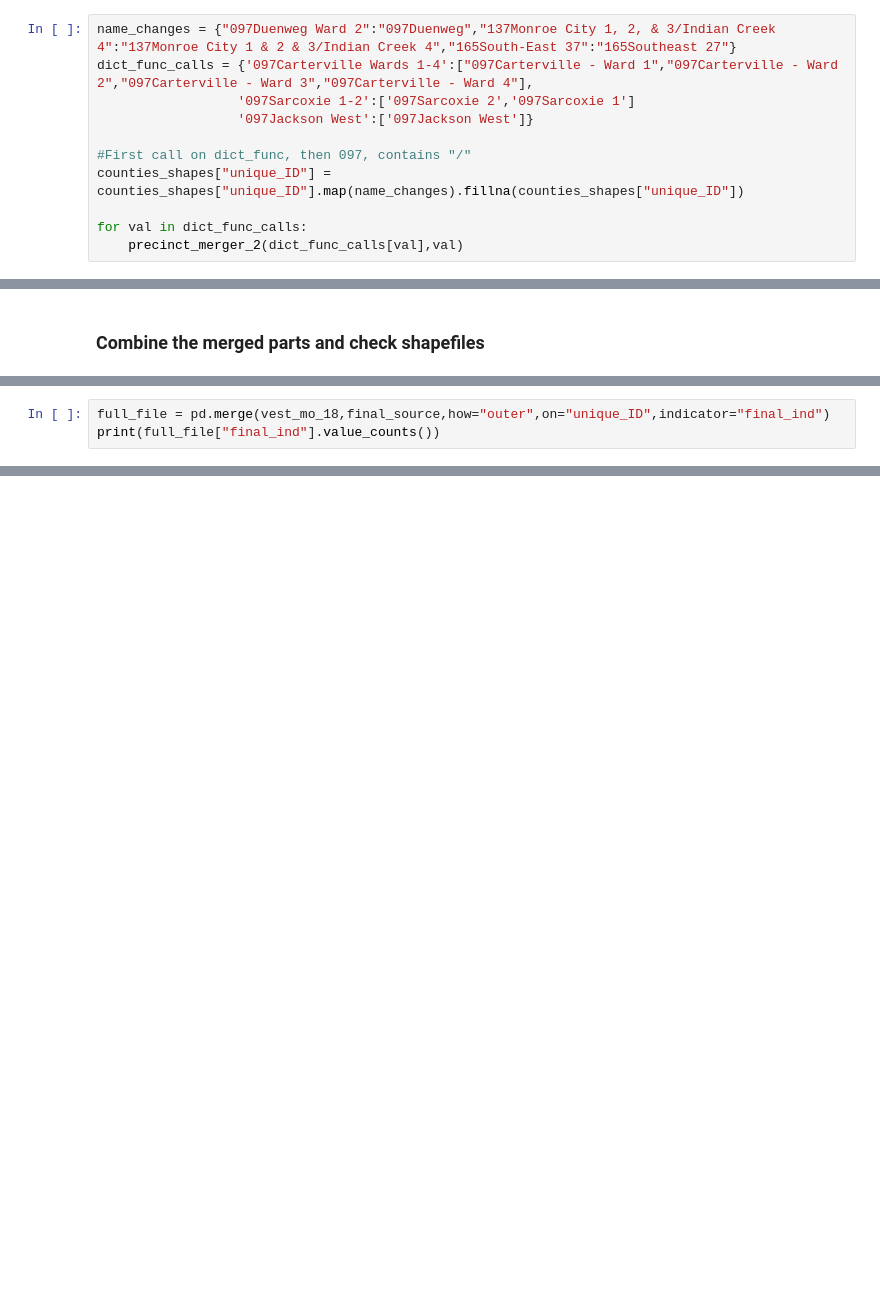
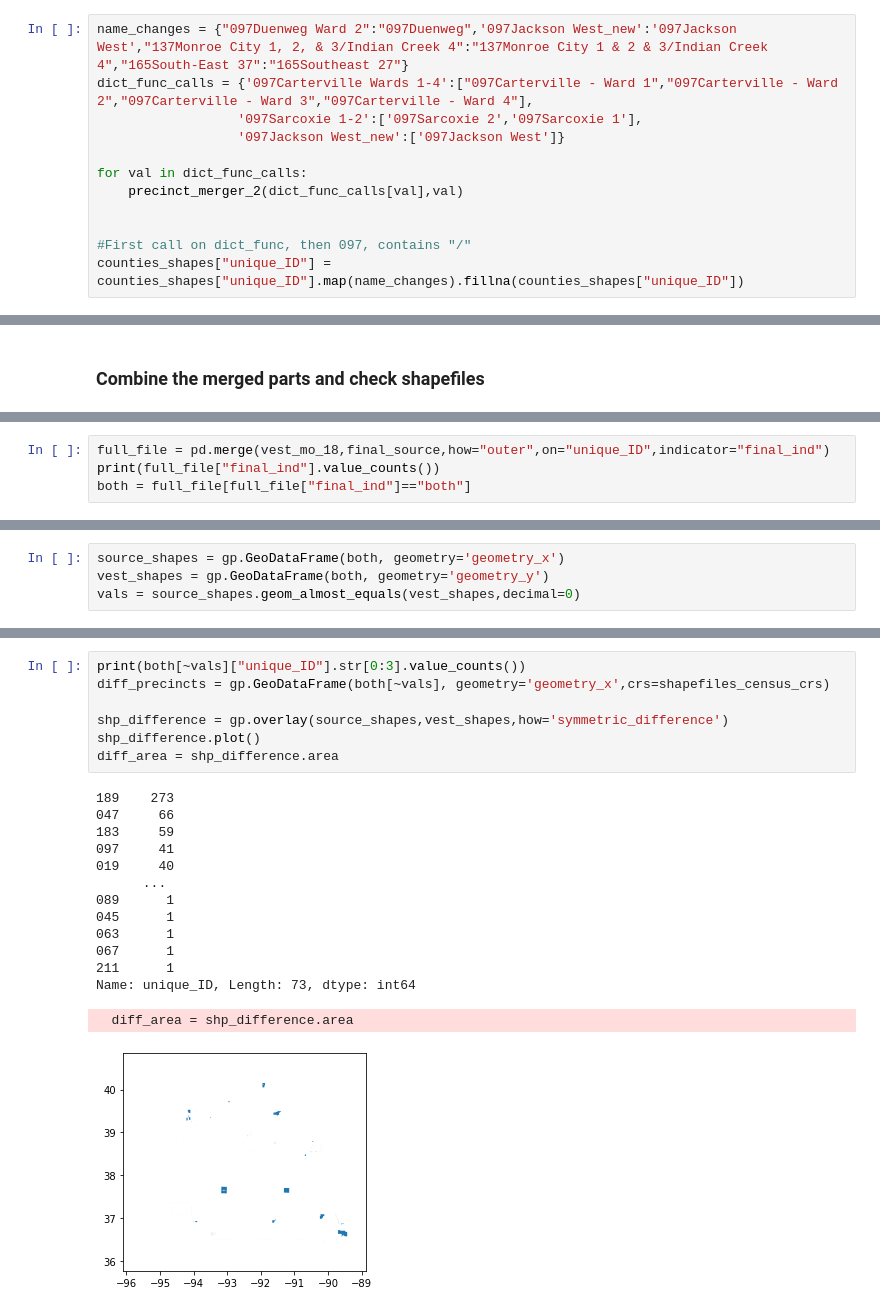
Before and after one commit to nonpartisan-redistricting-datahub/pdv-mo, a Jupyter notebook: vest-mo-2018/VEST_MO_18_replication.ipynb, the cells around one changed output, grey strips where cells are left out. Saved outputs shown, nothing was run; the diff lists cells and outputs as text; blank space fills up the shorter version.

```diff
--- a/vest-mo-2018/VEST_MO_18_replication.ipynb
+++ b/vest-mo-2018/VEST_MO_18_replication.ipynb
@@ -932,16 +953,17 @@ def precinct_merger_2(precinct_list,new_precinct):
     counties_shapes = counties_shapes[~counties_shapes["unique_ID"].isin(precinct_list)]
     print(counties_shapes.shape)
 # %%
-name_changes = {"097Duenweg Ward 2":"097Duenweg","137Monroe City 1, 2, & 3/Indian Creek 4":"137Monroe City 1 & 2 & 3/Indian Creek 4","165South-East 37":"165Southeast 27"}
+name_changes = {"097Duenweg Ward 2":"097Duenweg",'097Jackson West_new':'097Jackson West',"137Monroe City 1, 2, & 3/Indian Creek 4":"137Monroe City 1 & 2 & 3/Indian Creek 4","165South-East 37":"165Southeast 27"}
 dict_func_calls = {'097Carterville Wards 1-4':["097Carterville - Ward 1","097Carterville - Ward 2","097Carterville - Ward 3","097Carterville - Ward 4"],
-                  '097Sarcoxie 1-2':['097Sarcoxie 2','097Sarcoxie 1']
-                  '097Jackson West':['097Jackson West']}
+                  '097Sarcoxie 1-2':['097Sarcoxie 2','097Sarcoxie 1'],
+                  '097Jackson West_new':['097Jackson West']}
+
+for val in dict_func_calls:
+    precinct_merger_2(dict_func_calls[val],val)
+
 
 #First call on dict_func, then 097, contains "/"
 counties_shapes["unique_ID"] = counties_shapes["unique_ID"].map(name_changes).fillna(counties_shapes["unique_ID"])
-
-for val in dict_func_calls:
-    precinct_merger_2(dict_func_calls[val],val)
 # %% [output]
 [                  unique_ID                                           geometry
 82  097Carterville - Ward 1  POLYGON ((-94.44504 37.13403, -94.44761 37.134...,                   unique_ID                                           geometry
@@ -1025,4 +1050,5 @@ print(final_source.shape)
 # %%
 full_file = pd.merge(vest_mo_18,final_source,how="outer",on="unique_ID",indicator="final_ind")
 print(full_file["final_ind"].value_counts())
+both = full_file[full_file["final_ind"]=="both"]
 # %% [output]
@@ -1031,2 +1059,6 @@ left_only     1073
 right_only       0
 Name: final_ind, dtype: int64
+# %%
+source_shapes = gp.GeoDataFrame(both, geometry='geometry_x')
+vest_shapes = gp.GeoDataFrame(both, geometry='geometry_y')
+vals = source_shapes.geom_almost_equals(vest_shapes,decimal=0)
@@ -1032,0 +1071,22 @@ Name: final_ind, dtype: int64
+# %%
+print(both[~vals]["unique_ID"].str[0:3].value_counts())
+diff_precincts = gp.GeoDataFrame(both[~vals], geometry='geometry_x',crs=shapefiles_census_crs)
+
+shp_difference = gp.overlay(source_shapes,vest_shapes,how='symmetric_difference')
+shp_difference.plot()
+diff_area = shp_difference.area
+# %% [output]
+189    273
+047     66
+183     59
+097     41
+019     40
+      ...
+089      1
+045      1
+063      1
+067      1
+211      1
+Name: unique_ID, Length: 73, dtype: int64
+  diff_area = shp_difference.area
+[figure, added]
```
Also changed, not shown: parts of 13 cells of this notebook.
